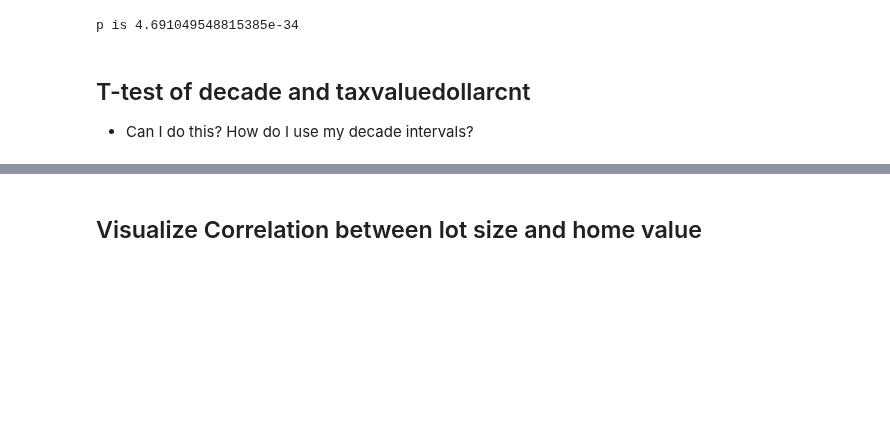
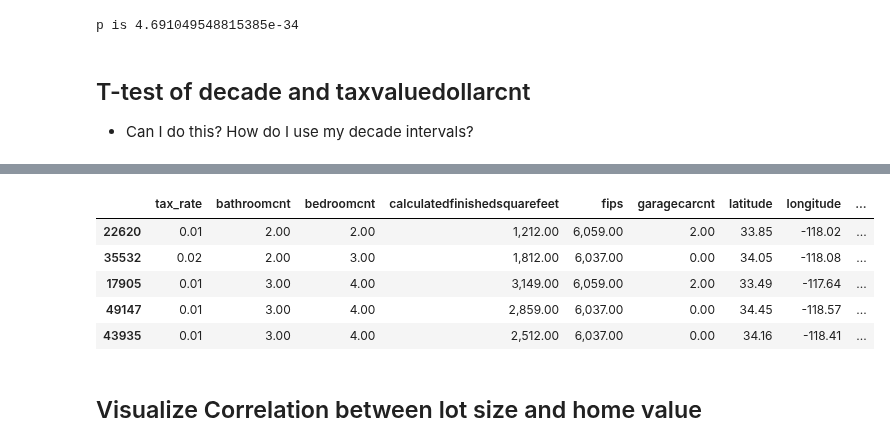
Before and after one commit to FJ-Zillow-Org/Zillow, a Jupyter notebook: deliverable-faith.ipynb, the cells around one changed output, grey strips where cells are left out. Saved outputs shown, nothing was run; the diff lists cells and outputs as text; code cells hidden in the pictures; blank space fills up the shorter version.

```diff
--- a/deliverable-faith.ipynb
+++ b/deliverable-faith.ipynb
@@ -629,3 +634,12 @@ train_cat.groupby("decade").count()
+# %%
+train_cat.head()
+# %% [output]
+|  | tax_rate | bathroomcnt | bedroomcnt | calculatedfinishedsquarefeet | fips | garagecarcnt | latitude | longitude | ... |
+| 22620 | 0.01 | 2.00 | 2.00 | 1,212.00 | 6,059.00 | 2.00 | 33.85 | -118.02 | ... |
+| 35532 | 0.02 | 2.00 | 3.00 | 1,812.00 | 6,037.00 | 0.00 | 34.05 | -118.08 | ... |
+| 17905 | 0.01 | 3.00 | 4.00 | 3,149.00 | 6,059.00 | 2.00 | 33.49 | -117.64 | ... |
+| 49147 | 0.01 | 3.00 | 4.00 | 2,859.00 | 6,037.00 | 0.00 | 34.45 | -118.57 | ... |
+| 43935 | 0.01 | 3.00 | 4.00 | 2,512.00 | 6,037.00 | 0.00 | 34.16 | -118.41 | ... |
 # %% [markdown]
 ## Visualize Correlation between lot size and home value
 # %%
```
Also changed, not shown: parts of 4 cells of this notebook.
